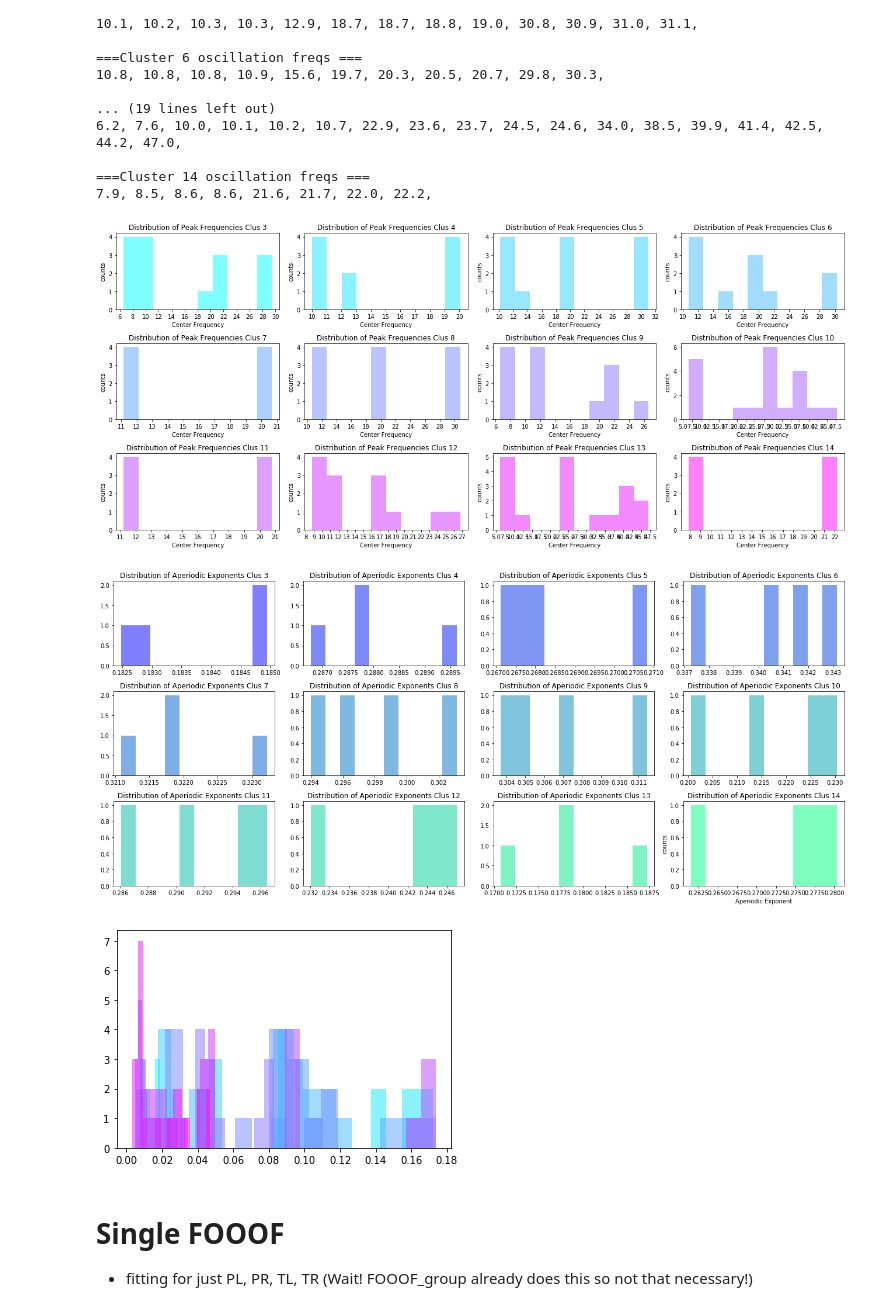
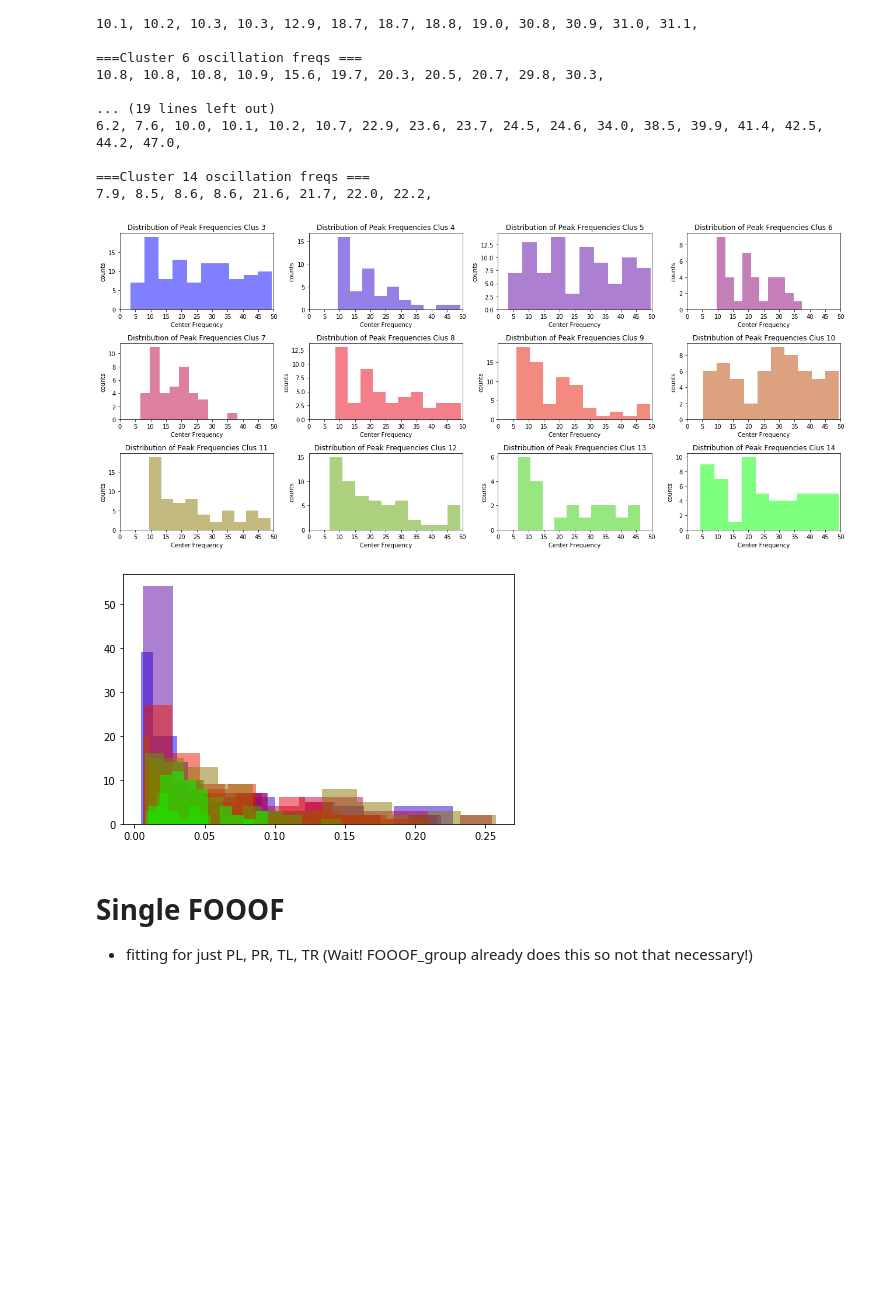
Before and after one commit to bfbarry/Metric-Modulation, a Jupyter notebook: spectral_analysis.ipynb, the cells around one changed output. Cells and saved outputs as stored; diff of their text form; code cells hidden in the pictures; blank space fills up the shorter version.

Commit message:
different fitting dimension

```diff
--- a/spectral_analysis.ipynb
+++ b/spectral_analysis.ipynb
@@ -53,3 +53,9 @@ Relevant resources
 
 #### Refs
 - https://fooof-tools.github.io/fooof/generated/fooof.FOOOFGroup.html
+# %%
+p_spectrum = loadmat('./data/spectra/dip_only/brian_diponly_{}_spectra.mat'.format(5))
+specfreqs, specdata = p_spectrum['specfreqs'][0], p_spectrum['specdata']
+group_spec = specdata.mean(0)[0].T
+plt.plot(group_spec[0])
+plt.show()
@@ -56,5 +68,8 @@ Relevant resources
 # %%
-def load_and_fit(freqrange, aperiodic_mode):
+def load_and_fit(dimension, freqrange, aperiodic_mode):
+    """dimension: if 'condition', averages across components
+                  if 'component', averages across conditions
+    """
     group_df = dict.fromkeys(['cluster {}'.format(i) for i in range(3,15)])
 
     for k in group_df.keys():
@@ -63,10 +78,13 @@ def load_and_fit(freqrange, aperiodic_mode):
     for i in range(3,15):
         p_spectrum = loadmat('./data/spectra/dip_only/brian_diponly_{}_spectra.mat'.format(i))
         specfreqs, specdata = p_spectrum['specfreqs'][0], p_spectrum['specdata']
-        group_spec = np.array([specdata[i][0].mean(1) for i in range(4)])# shaped 4x84, averaged across 16 components
+        if dimension == 'condition':
+            group_spec = np.array([specdata[i][0].mean(1) for i in range(4)])# shaped 4x229, averaged across 16 components
+        elif dimension == 'component':
+            group_spec = specdata.mean(0)[0]
 
         fg = fooof.FOOOFGroup(aperiodic_mode=aperiodic_mode, verbose = False)
-        fg.fit(specfreqs, group_spec, freqrange)
+        fg.fit(specfreqs, group_spec.T, freqrange)
         group_df['cluster {}'.format(i)]['spectral exponent'] = fg.get_params('aperiodic_params', 'exponent')
         group_df['cluster {}'.format(i)]['peak data'] = { 'CF': fg.get_params('peak_params', 'CF'),
                                                           'PW': fg.get_params('peak_params', 'PW'),
@@ -75,19 +93,21 @@ def load_and_fit(freqrange, aperiodic_mode):
 
     return group_df
 
-group_df = load_and_fit(freqrange = [3,50], aperiodic_mode = 'fixed')
+group_df = load_and_fit(dimension = 'component', freqrange = [3,50], aperiodic_mode = 'fixed')
 # %%
 def peakPlot(fit_data, param, bins = plt.rcParams["hist.bins"], plt_format = 'layered'):
     """param: 'CF', 'PW', or 'BW'
     plt_format: either 'layered' or 'subplots'
     """
-    colors = plt.cm.cool(np.linspace(0, 1,12))
+    colors = plt.cm.brg(np.linspace(0, 1,12))
     for i, cl in enumerate(range(3,15)):
         peaks = fit_data['cluster {}'.format(cl)]['peak data'][param][:,0] #because peak_data for FOOOFgroup is stored as [data, spectral curve #]
         if plt_format == 'subplots':
             plt.subplot(3,4,i+1)
         plt.hist(peaks, color =colors[i], alpha=0.5, bins = bins)
-        plt.locator_params(axis='x', tight=True, nbins=20)
+        if param == 'CF':
+            plt.xlim(0,50)
+            plt.locator_params(axis='x', tight=True, nbins=15)
 
         if param == 'CF':
             if plt_format == 'subplots':
@@ -96,6 +116,7 @@ def peakPlot(fit_data, param, bins = plt.rcParams["hist.bins"], plt_format = 'la
                 plt.title('Distribution of Peak Frequencies')
             plt.xlabel('Center Frequency'); plt.ylabel('counts')
         plt.tight_layout()
+
 
 
 
@@ -145,17 +166,13 @@ for i, cl in enumerate(range(3,15)):
 # %%
 plt.figure(figsize=[18,8])
 peakPlot(group_df, 'CF', plt_format = 'subplots')
-print()
-plt.figure(figsize=[18,8])
-exponentPlot(group_df, plt_format = 'subplots')
 # %% [output]
-[figure, old version]
+[figure, new version]
-[figure, removed]
 # %%
 peakPlot(group_df, 'PW')
 plt.show()
 # %% [output]
-[figure, old version]
+[figure, new version]
 # %% [markdown]
 # Single FOOOF
 - fitting for just PL, PR, TL, TR (Wait!  FOOOF_group already does this so not that necessary!)
```
Also changed, not shown: parts of 2 cells of this notebook, 2 other files.
